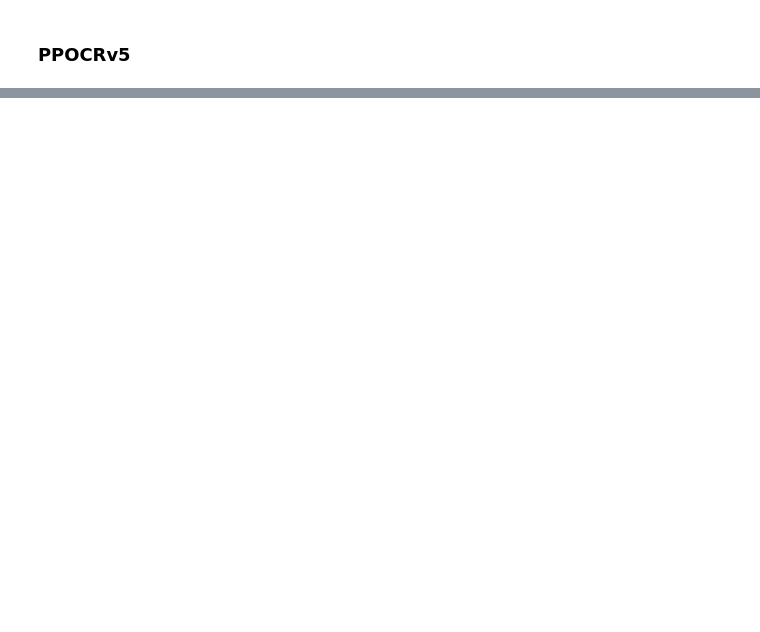
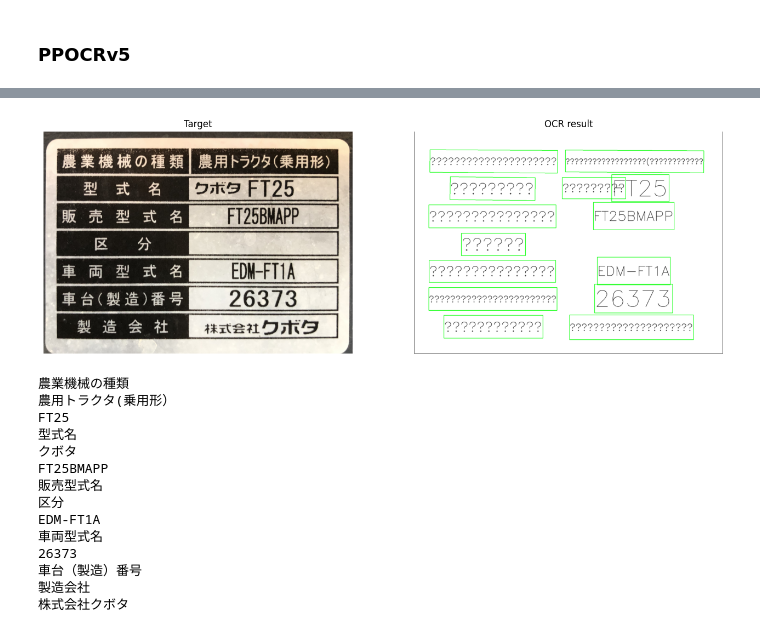
Before and after one commit to nomusanma/ezonnx-copy, a Jupyter notebook: examples/ocr.ipynb, the cells around one changed output, grey strips where cells are left out. Saved outputs shown, nothing was run; the diff lists cells and outputs as text; code cells hidden in the pictures; blank space fills up the shorter version.

Commit message:
change default unclip_ratio

```diff
--- a/examples/ocr.ipynb
+++ b/examples/ocr.ipynb
@@ -14,0 +10,3 @@ visualize_images(["Target","OCR result"],[ret.original_img,ret.visualized_img])
+# %%
+for box in ret.boxed_results:
+    print(f"{box.text}")
@@ -14,0 +25,23 @@ visualize_images(["Target","OCR result"],[ret.original_img,ret.visualized_img])
+# %%
+from ezonnx import PPOCR,visualize_images
+ocr = PPOCR("v5-server",unclip_ratio=2) # or "v5-server" for better accuracy
+ret = ocr('/Users/satoshi/Desktop/スクリーンショット 2025-09-07 14.24.12.png')
+visualize_images(["Target","OCR result"],[ret.original_img,ret.visualized_img])
+for box in ret.boxed_results:
+    print(f"{box.text}")
+# %% [output]
+[figure, added]
+農業機械の種類
+農用トラクタ(乗用形）
+FT25
+型式名
+クボタ
+FT25BMAPP
+販売型式名
+区分
+EDM-FT1A
+車両型式名
+26373
+車台（製造）番号
+製造会社
+株式会社クボタ
```
Also changed, not shown: parts of 4 cells of this notebook, 4 other files.
